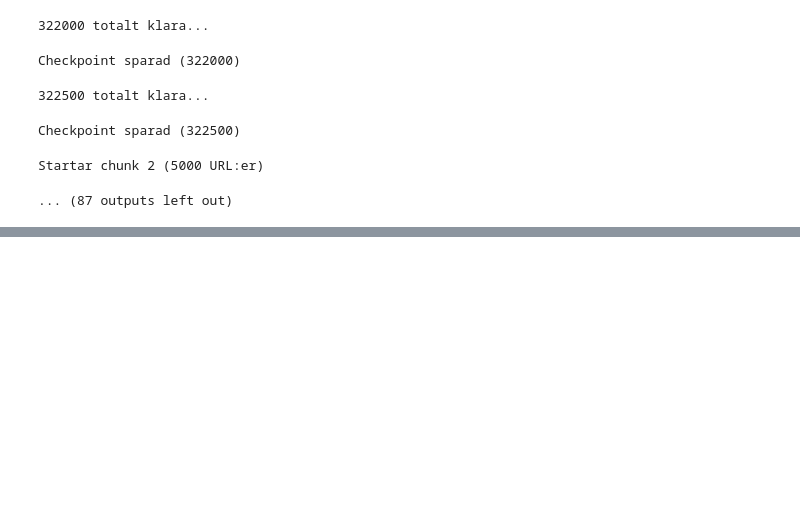
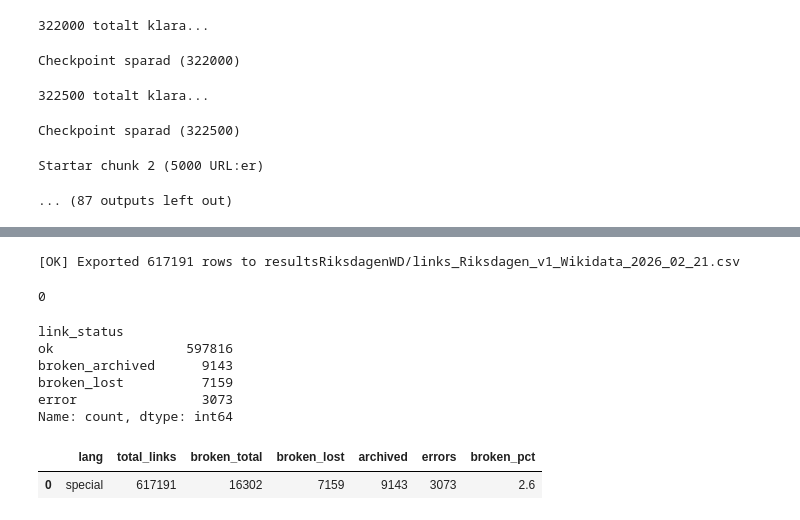
Before and after one commit to salgo60/SCB-Wikidata, a Jupyter notebook: notebook/riksdagen_64_wikidata.ipynb, the cells around one changed output, grey strips where cells are left out. Cells and saved outputs as stored; diff of their text form; code cells hidden in the pictures; blank space fills up the shorter version.

```diff
--- a/notebook/riksdagen_64_wikidata.ipynb
+++ b/notebook/riksdagen_64_wikidata.ipynb
@@ -723,0 +816,9 @@ Startar chunk 2 (5000 URL:er)
+# %%
+df_final = (
+    df_riksdagen_wd
+        .merge(
+            cp_clean[["url", "status", "reason", "ia_url", "ia_status"]],
+            on="url",
+            how="left"
+        )
+)
@@ -724,3 +846,57 @@ Startar chunk 2 (5000 URL:er)
+# %%
+df_final.to_csv(outfile, index=False, encoding="utf-8")
+print(f"[OK] Exported {len(df_riksdagen_wd)} rows to {outfile}")
+# %% [output]
+[OK] Exported 617191 rows to resultsRiksdagenWD/links_Riksdagen_v1_Wikidata_2026_02_21.csv
+# %%
+cp_clean["url"].isna().sum()
+# %% [output]
+0
+# %%
+def classify_link(row):
+    if row["status"] == "ok":
+        return "ok"
+    if row["status"] == "dead":
+        if row.get("ia_status") == "available":
+            return "broken_archived"
+        else:
+            return "broken_lost"
+    if row["status"] == "error":
+        return "error"
+    return "unknown"
+
+df_final["link_status"] = df_final.apply(classify_link, axis=1)
+# %%
+df_final["link_status"].value_counts()
+# %% [output]
+link_status
+ok                 597816
+broken_archived      9143
+broken_lost          7159
+error                3073
+Name: count, dtype: int64
+# %%
+lang_stats = (
+    df_final
+        .groupby("lang")
+        .agg(
+            total_links=("url", "count"),
+            broken_total=("link_status", lambda s: s.str.startswith("broken").sum()),
+            broken_lost=("link_status", lambda s: (s == "broken_lost").sum()),
+            archived=("link_status", lambda s: (s == "broken_archived").sum()),
+            errors=("link_status", lambda s: (s == "error").sum()),
+        )
+        .reset_index()
+)
+
+lang_stats["broken_pct"] = (
+    100 * lang_stats["broken_total"] / lang_stats["total_links"]
+).round(1)
+# %%
+lang_stats
+# %% [output]
+|  | lang | total_links | broken_total | broken_lost | archived | errors | broken_pct |
+| 0 | special | 617191 | 16302 | 7159 | 9143 | 3073 | 2.6 |
 # %%
 lang_stats = (
     df_riksdagen_wd
```
Also changed, not shown: parts of 9 cells of this notebook, 7 other files.
